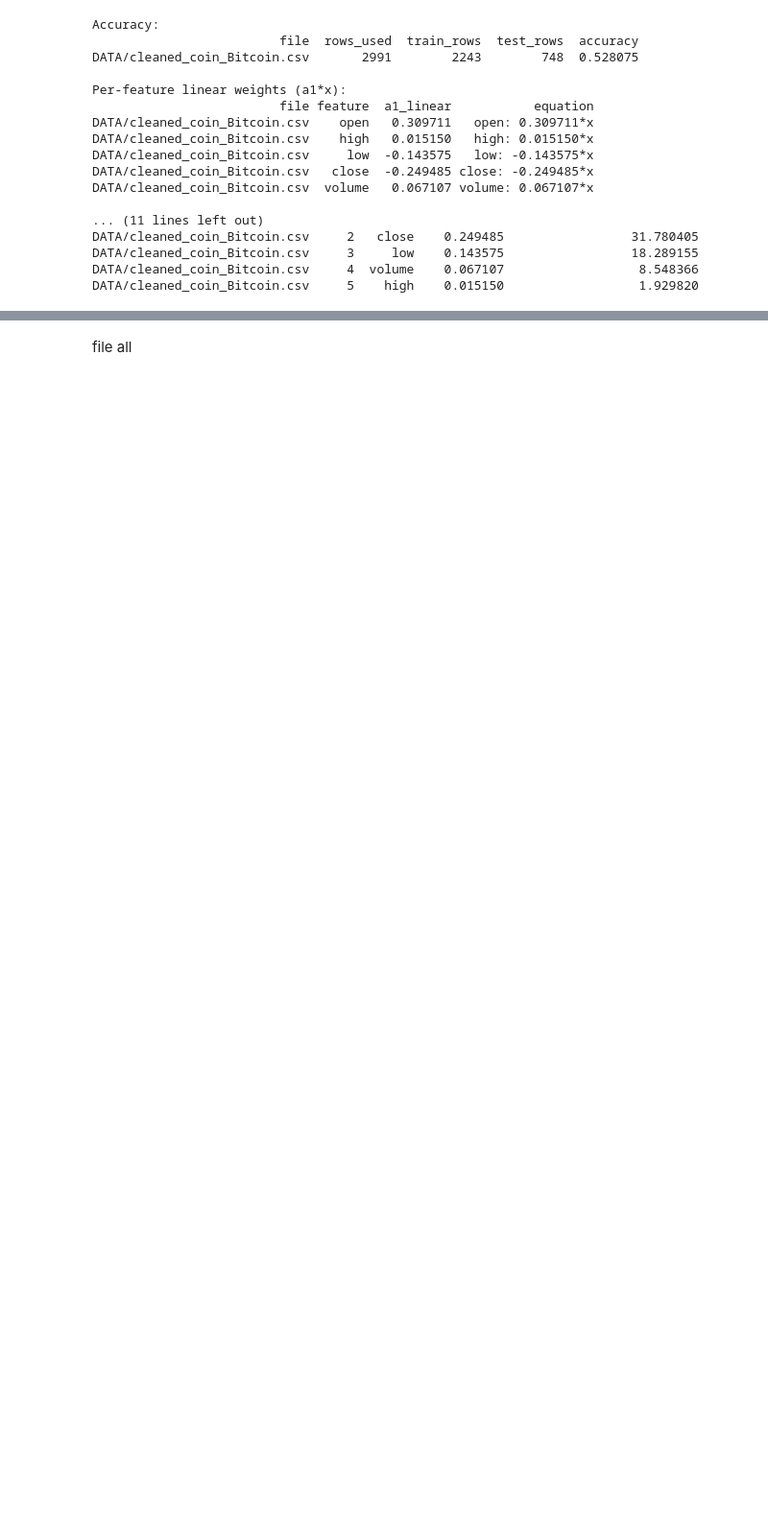
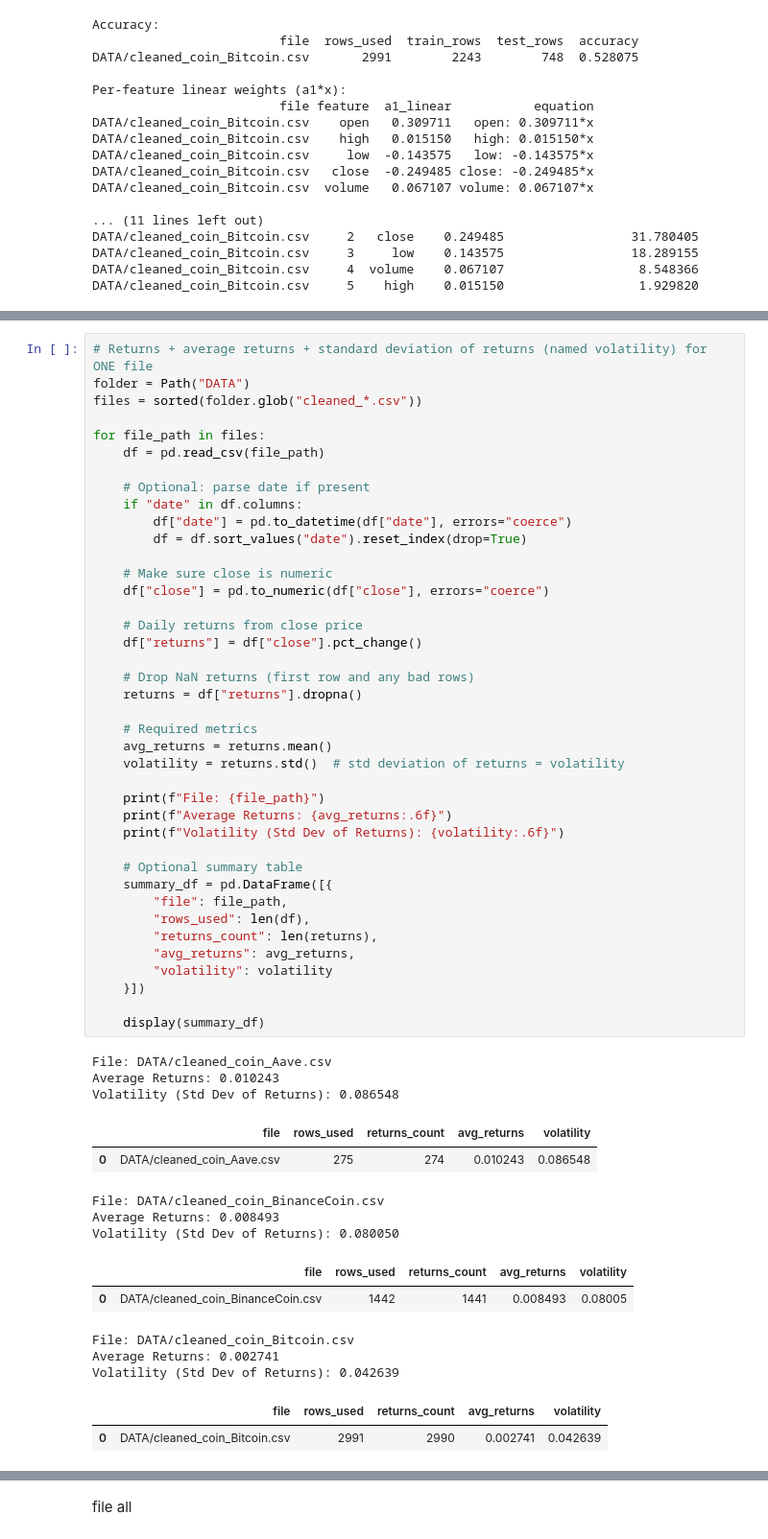
Before and after one commit to adityagupta0725-hub/Token-Trend, a Jupyter notebook: main.ipynb, the cells around one changed output, grey strips where cells are left out. Shown at 96% size. Drawn from its saved outputs; the diff is of its cells as text; blank space fills up the shorter version.

```diff
--- a/main.ipynb
+++ b/main.ipynb
@@ -245,0 +434,56 @@ DATA/cleaned_coin_Bitcoin.csv     5    high    0.015150                  1.92982
+# %%
+# Returns + average returns + standard deviation of returns (named volatility) for ONE file
+folder = Path("DATA")
+files = sorted(folder.glob("cleaned_*.csv"))
+
+for file_path in files:
+    df = pd.read_csv(file_path)
+
+    # Optional: parse date if present
+    if "date" in df.columns:
+        df["date"] = pd.to_datetime(df["date"], errors="coerce")
+        df = df.sort_values("date").reset_index(drop=True)
+
+    # Make sure close is numeric
+    df["close"] = pd.to_numeric(df["close"], errors="coerce")
+
+    # Daily returns from close price
+    df["returns"] = df["close"].pct_change()
+
+    # Drop NaN returns (first row and any bad rows)
+    returns = df["returns"].dropna()
+
+    # Required metrics
+    avg_returns = returns.mean()
+    volatility = returns.std()  # std deviation of returns = volatility
+
+    print(f"File: {file_path}")
+    print(f"Average Returns: {avg_returns:.6f}")
+    print(f"Volatility (Std Dev of Returns): {volatility:.6f}")
+
+    # Optional summary table
+    summary_df = pd.DataFrame([{
+        "file": file_path,
+        "rows_used": len(df),
+        "returns_count": len(returns),
+        "avg_returns": avg_returns,
+        "volatility": volatility
+    }])
+
+    display(summary_df)
+# %% [output]
+File: DATA/cleaned_coin_Aave.csv
+Average Returns: 0.010243
+Volatility (Std Dev of Returns): 0.086548
+|  | file | rows_used | returns_count | avg_returns | volatility |
+| 0 | DATA/cleaned_coin_Aave.csv | 275 | 274 | 0.010243 | 0.086548 |
+File: DATA/cleaned_coin_BinanceCoin.csv
+Average Returns: 0.008493
+Volatility (Std Dev of Returns): 0.080050
+|  | file | rows_used | returns_count | avg_returns | volatility |
+| 0 | DATA/cleaned_coin_BinanceCoin.csv | 1442 | 1441 | 0.008493 | 0.08005 |
+File: DATA/cleaned_coin_Bitcoin.csv
+Average Returns: 0.002741
+Volatility (Std Dev of Returns): 0.042639
+|  | file | rows_used | returns_count | avg_returns | volatility |
+| 0 | DATA/cleaned_coin_Bitcoin.csv | 2991 | 2990 | 0.002741 | 0.042639 |
```
Also changed, not shown: parts of 5 cells of this notebook, 2 other files.
